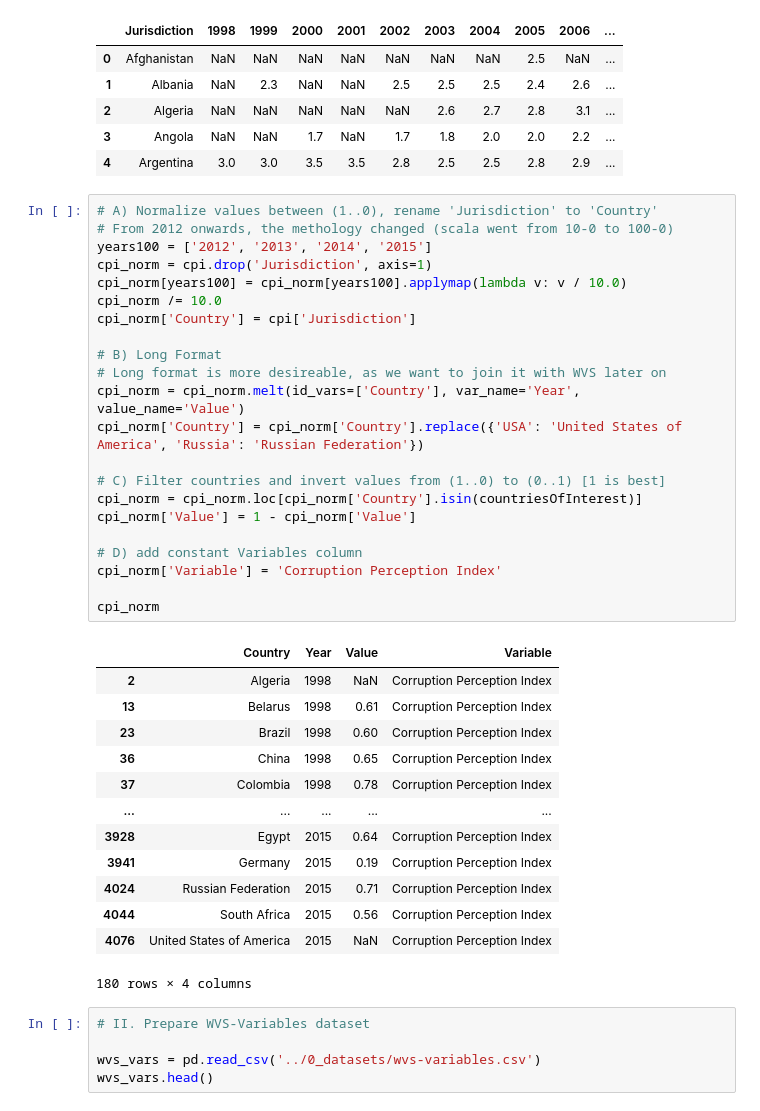
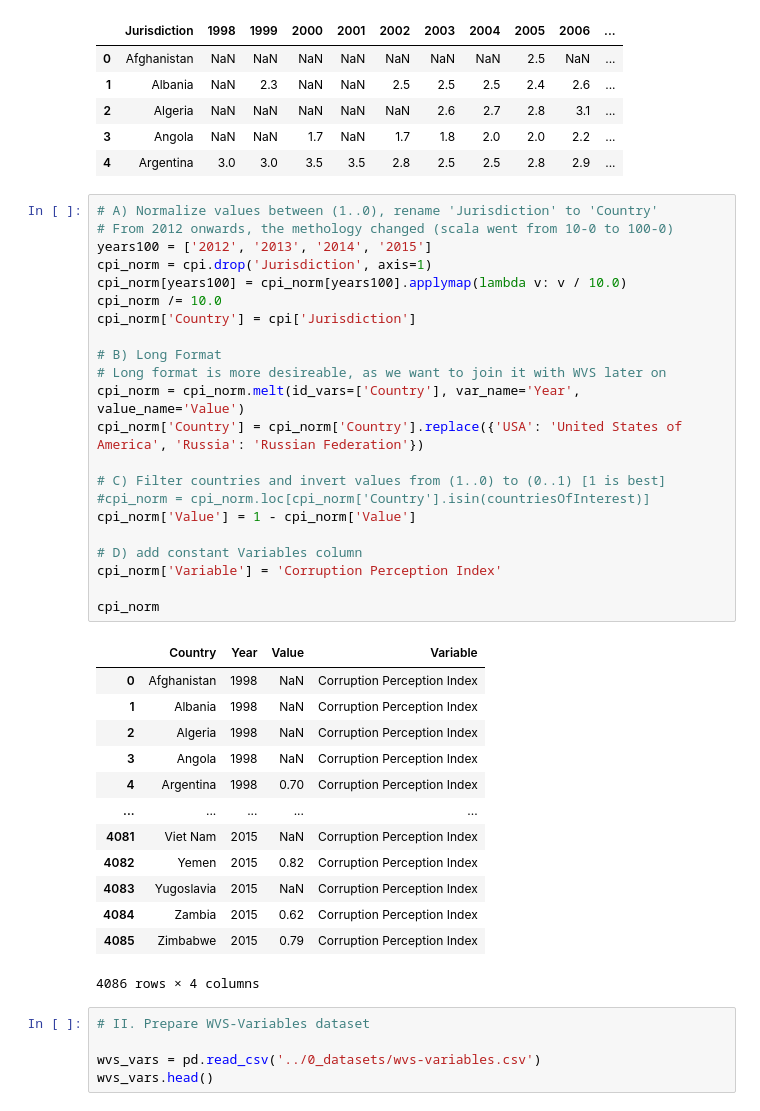
Before and after one commit to AlessiaBa/umr-data-integration-project, a Jupyter notebook: 2_integration/milestone2.ipynb, the cells around one changed output. Saved outputs shown, nothing was run; the diff lists cells and outputs as text.

```diff
--- a/2_integration/milestone2.ipynb
+++ b/2_integration/milestone2.ipynb
@@ -45,39 +45,39 @@ cpi.head()
 # %%
 # A) Normalize values between (1..0), rename 'Jurisdiction' to 'Country'
 # From 2012 onwards, the methology changed (scala went from 10-0 to 100-0)
 years100 = ['2012', '2013', '2014', '2015']
 cpi_norm = cpi.drop('Jurisdiction', axis=1)
 cpi_norm[years100] = cpi_norm[years100].applymap(lambda v: v / 10.0)
 cpi_norm /= 10.0
 cpi_norm['Country'] = cpi['Jurisdiction']
 
 # B) Long Format
 # Long format is more desireable, as we want to join it with WVS later on
 cpi_norm = cpi_norm.melt(id_vars=['Country'], var_name='Year', value_name='Value')
 cpi_norm['Country'] = cpi_norm['Country'].replace({'USA': 'United States of America', 'Russia': 'Russian Federation'})
 
 # C) Filter countries and invert values from (1..0) to (0..1) [1 is best]
-cpi_norm = cpi_norm.loc[cpi_norm['Country'].isin(countriesOfInterest)]
+#cpi_norm = cpi_norm.loc[cpi_norm['Country'].isin(countriesOfInterest)]
 cpi_norm['Value'] = 1 - cpi_norm['Value']
 
 # D) add constant Variables column
 cpi_norm['Variable'] = 'Corruption Perception Index'
 
 cpi_norm
 # %% [output]
 |  | Country | Year | Value | Variable |
+| 0 | Afghanistan | 1998 | NaN | Corruption Perception Index |
+| 1 | Albania | 1998 | NaN | Corruption Perception Index |
 | 2 | Algeria | 1998 | NaN | Corruption Perception Index |
-| 13 | Belarus | 1998 | 0.61 | Corruption Perception Index |
-| 23 | Brazil | 1998 | 0.60 | Corruption Perception Index |
-| 36 | China | 1998 | 0.65 | Corruption Perception Index |
-| 37 | Colombia | 1998 | 0.78 | Corruption Perception Index |
+| 3 | Angola | 1998 | NaN | Corruption Perception Index |
+| 4 | Argentina | 1998 | 0.70 | Corruption Perception Index |
 | ... | ... | ... | ... | ... |
-| 3928 | Egypt | 2015 | 0.64 | Corruption Perception Index |
-| 3941 | Germany | 2015 | 0.19 | Corruption Perception Index |
-| 4024 | Russian Federation | 2015 | 0.71 | Corruption Perception Index |
-| 4044 | South Africa | 2015 | 0.56 | Corruption Perception Index |
-| 4076 | United States of America | 2015 | NaN | Corruption Perception Index |
+| 4081 | Viet Nam | 2015 | NaN | Corruption Perception Index |
+| 4082 | Yemen | 2015 | 0.82 | Corruption Perception Index |
+| 4083 | Yugoslavia | 2015 | NaN | Corruption Perception Index |
+| 4084 | Zambia | 2015 | 0.62 | Corruption Perception Index |
+| 4085 | Zimbabwe | 2015 | 0.79 | Corruption Perception Index |
-180 rows × 4 columns
+4086 rows × 4 columns
 # %%
 # II. Prepare WVS-Variables dataset
 
```
Also changed, not shown: parts of 5 cells of this notebook.
